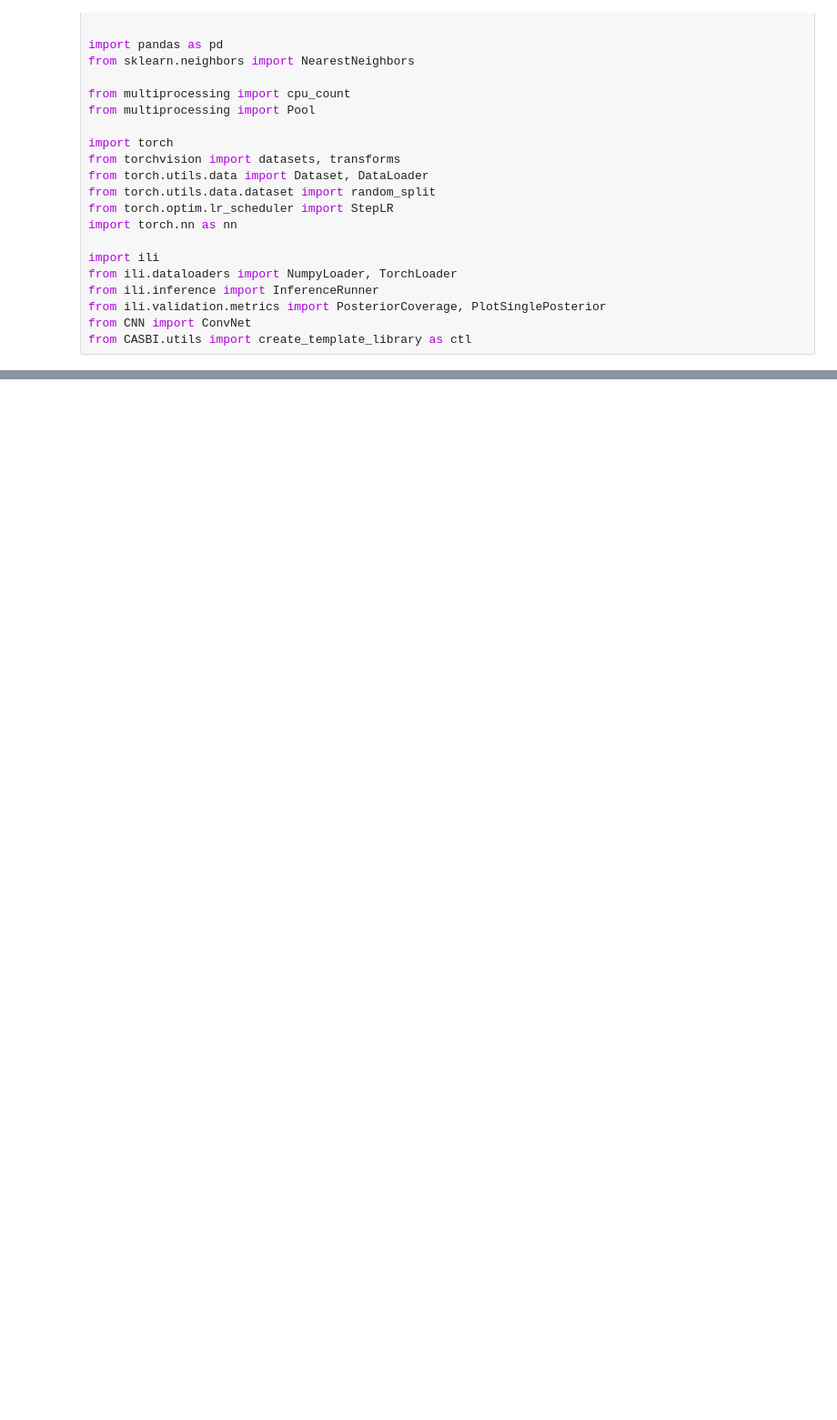
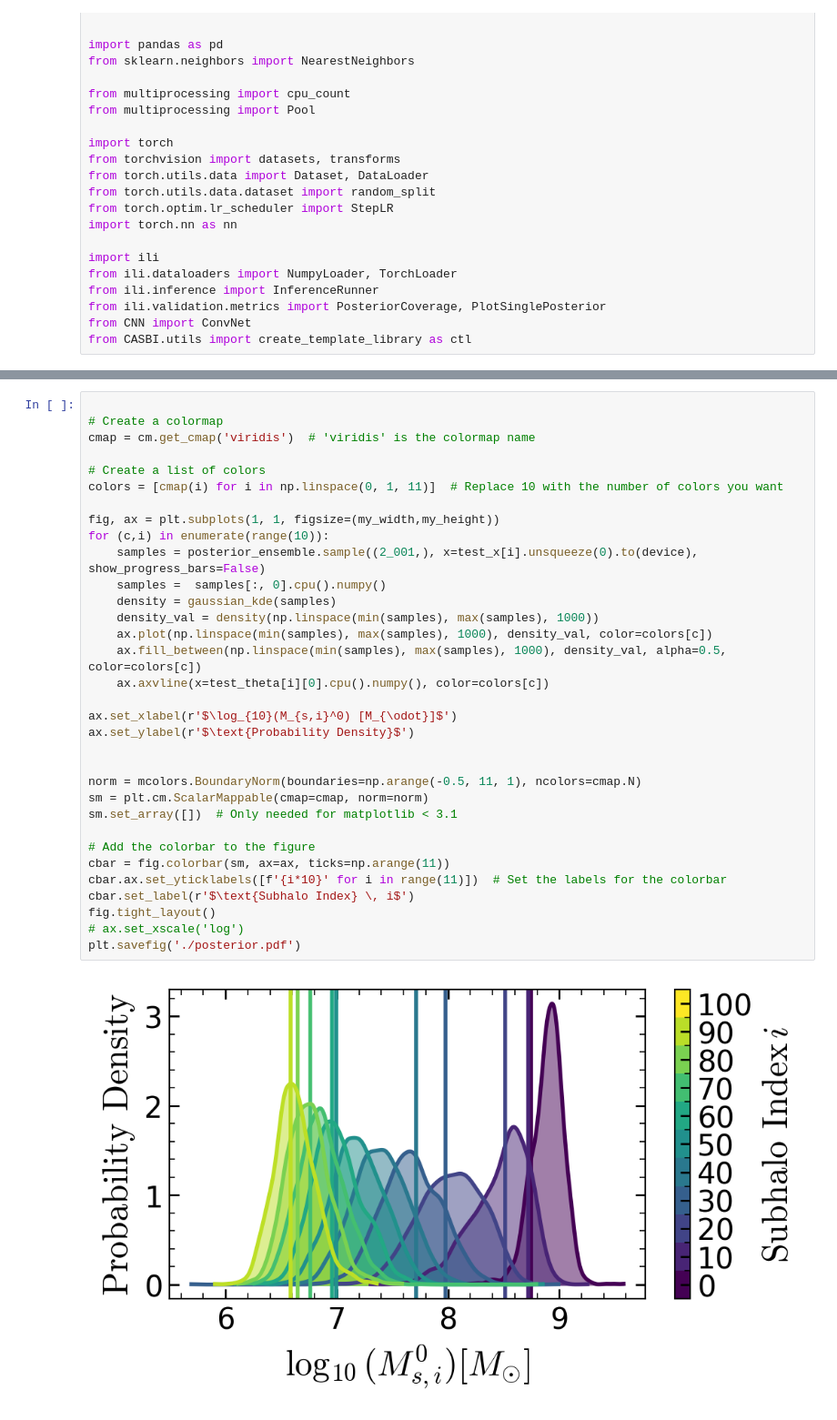
Before and after one commit to vepe99/CASBI, a Jupyter notebook: notebooks/ltu_ili_test/lampe/reproducibility.ipynb, the cells around one changed output, grey strips where cells are left out. Shown at 91% size. Drawn from its saved outputs; the diff is of its cells as text; blank space fills up the shorter version.

```diff
--- a/notebooks/ltu_ili_test/lampe/reproducibility.ipynb
+++ b/notebooks/ltu_ili_test/lampe/reproducibility.ipynb
@@ -199,0 +208,35 @@ unique galaxy in the test set that are not empty: 96
+# %%
+
+# Create a colormap
+cmap = cm.get_cmap('viridis')  # 'viridis' is the colormap name
+
+# Create a list of colors
+colors = [cmap(i) for i in np.linspace(0, 1, 11)]  # Replace 10 with the number of colors you want
+
+fig, ax = plt.subplots(1, 1, figsize=(my_width,my_height))
+for (c,i) in enumerate(range(10)):
+    samples = posterior_ensemble.sample((2_001,), x=test_x[i].unsqueeze(0).to(device), show_progress_bars=False)
+    samples =  samples[:, 0].cpu().numpy()
+    density = gaussian_kde(samples)
+    density_val = density(np.linspace(min(samples), max(samples), 1000))
+    ax.plot(np.linspace(min(samples), max(samples), 1000), density_val, color=colors[c])
+    ax.fill_between(np.linspace(min(samples), max(samples), 1000), density_val, alpha=0.5, color=colors[c])
+    ax.axvline(x=test_theta[i][0].cpu().numpy(), color=colors[c])
+
+ax.set_xlabel(r'$\log_{10}(M_{s,i}^0) [M_{\odot}]$')
+ax.set_ylabel(r'$\text{Probability Density}$')
+
+
+norm = mcolors.BoundaryNorm(boundaries=np.arange(-0.5, 11, 1), ncolors=cmap.N)
+sm = plt.cm.ScalarMappable(cmap=cmap, norm=norm)
+sm.set_array([])  # Only needed for matplotlib < 3.1
+
+# Add the colorbar to the figure
+cbar = fig.colorbar(sm, ax=ax, ticks=np.arange(11))
+cbar.ax.set_yticklabels([f'{i*10}' for i in range(11)])  # Set the labels for the colorbar
+cbar.set_label(r'$\text{Subhalo Index} \, i$')
+fig.tight_layout()
+# ax.set_xscale('log')
+plt.savefig('./posterior.pdf')
+# %% [output]
+[figure, added]
```
Also changed, not shown: parts of 7 cells of this notebook, 2 other files.
